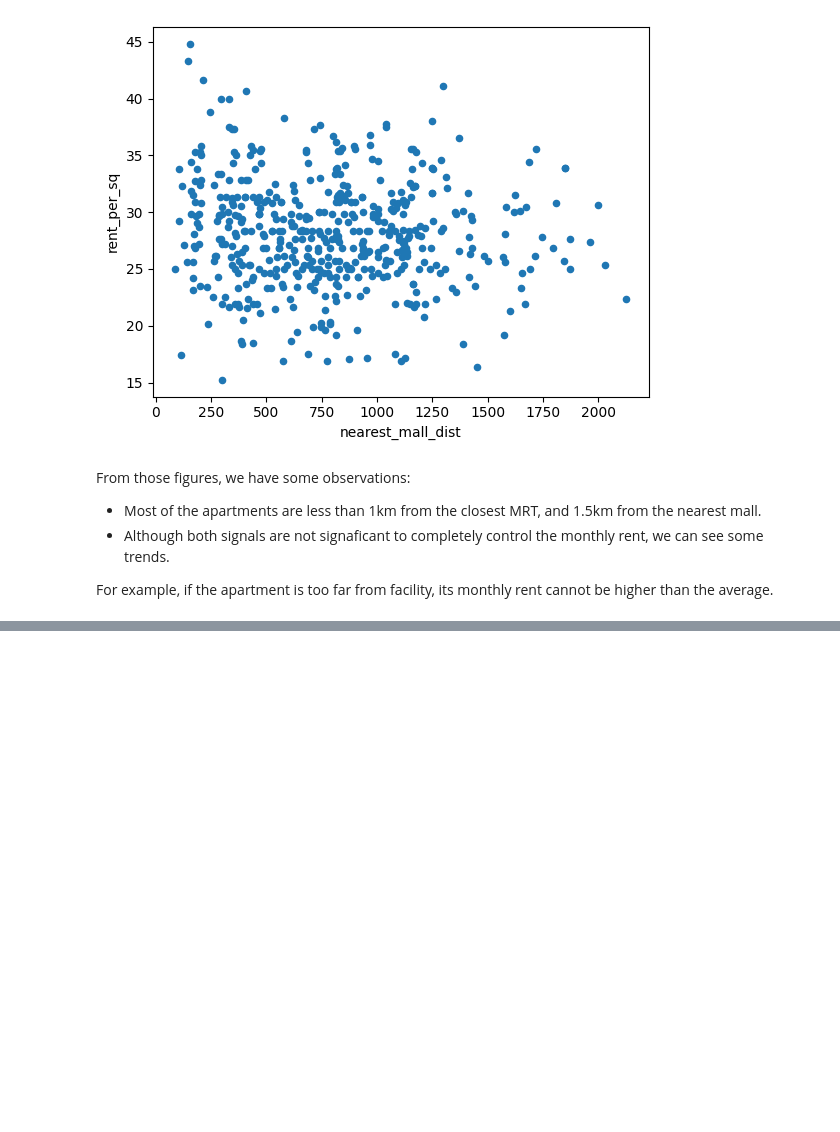
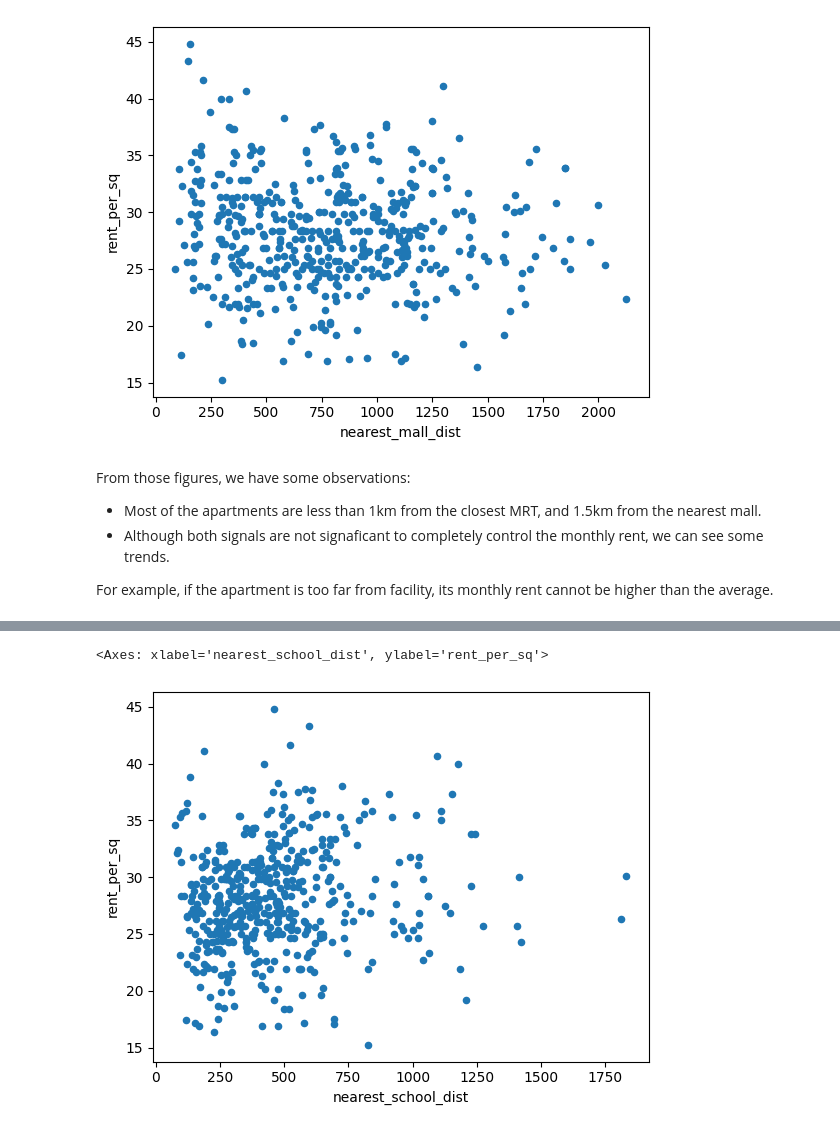
Before and after one commit to cs5228-group-1/cs5228-final-project, a Jupyter notebook: EDA.ipynb, the cells around one changed output, grey strips where cells are left out. Cells and saved outputs as stored; diff of their text form; code cells hidden in the pictures; blank space fills up the shorter version.

```diff
--- a/EDA.ipynb
+++ b/EDA.ipynb
@@ -152,0 +179,5 @@ For example, if the apartment is too far from facility, its monthly rent cannot
+# %%
+samples.plot.scatter(x='nearest_school_dist', y='rent_per_sq')
+# %% [output]
+<Axes: xlabel='nearest_school_dist', ylabel='rent_per_sq'>
+[figure, added]
```
Also changed, not shown: parts of 4 cells of this notebook.
